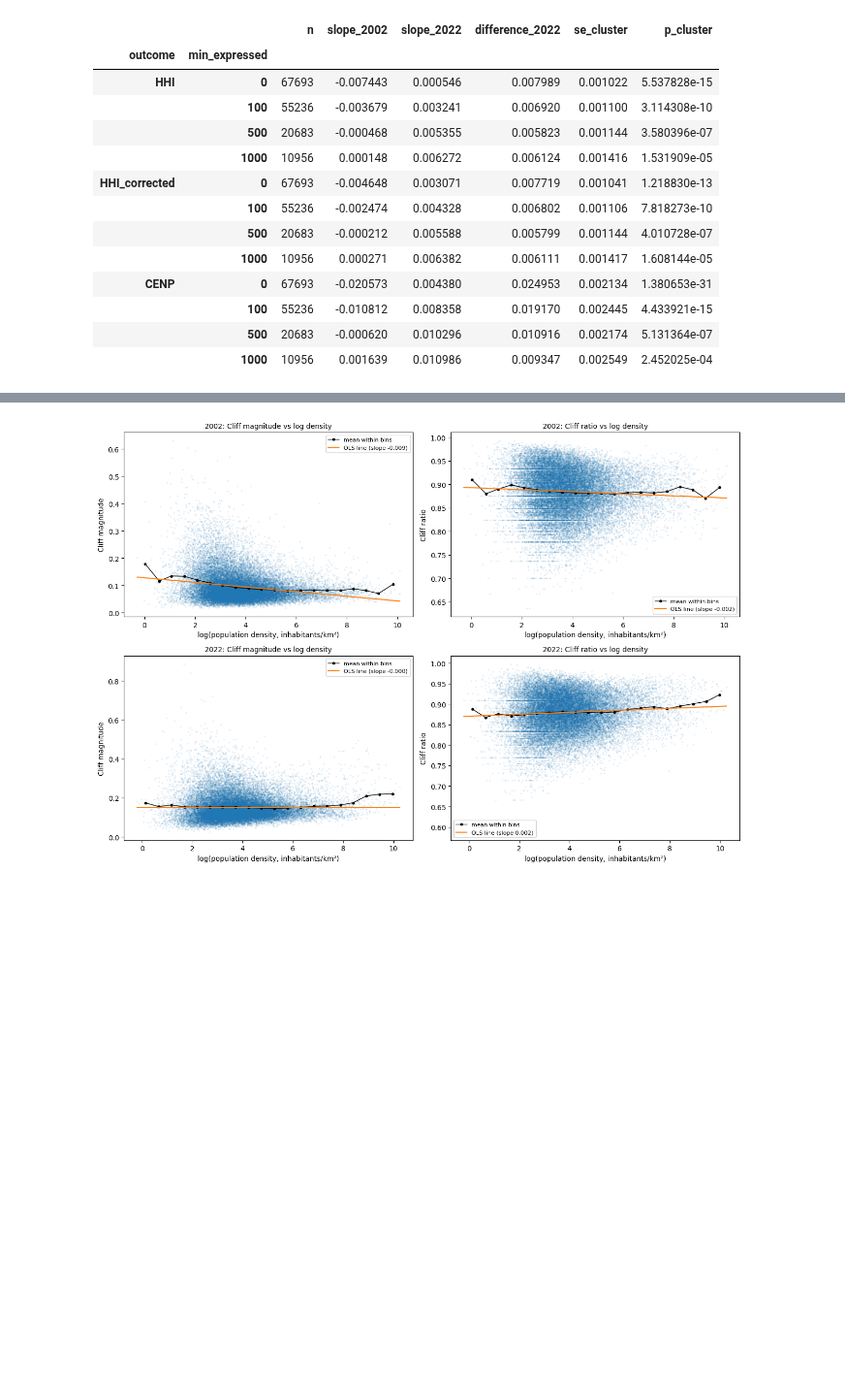
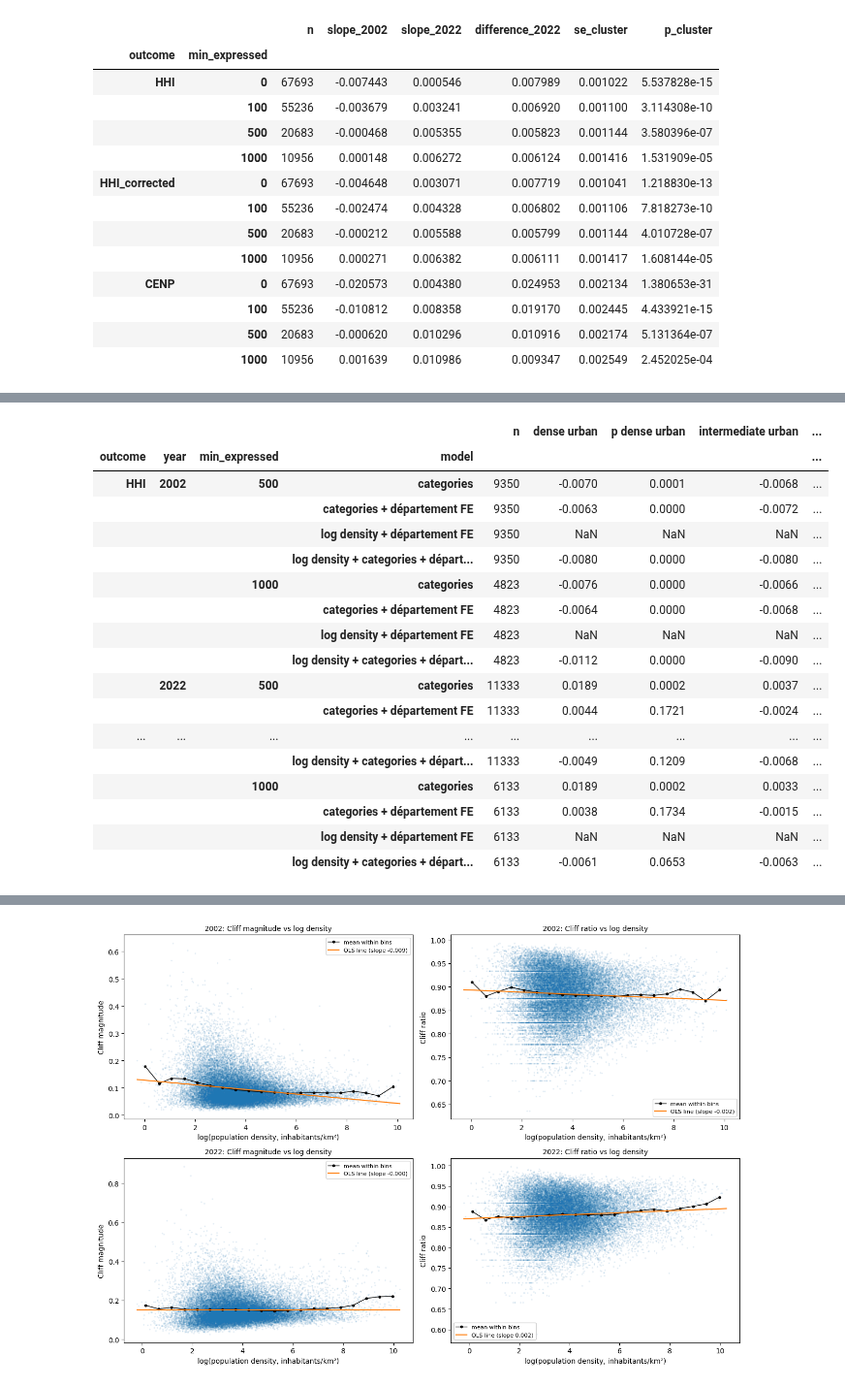
Before and after one commit to clarasalas/strategic-voting-geo-2RS, a Jupyter notebook: notebooks/analysis_communes.ipynb, the cells around one changed output, grey strips where cells are left out. Shown at 97% size. Drawn from its saved outputs; the diff is of its cells as text; code cells hidden in the pictures; blank space fills up the shorter version.

```diff
--- a/notebooks/analysis_communes.ipynb
+++ b/notebooks/analysis_communes.ipynb
@@ -305,0 +363,43 @@ log_density:C(year)[T.2022]     0.0080      0.001      7.814      0.000       0.
+# %%
+REF = "C(density_grid_aav, Treatment(reference='non-periurban rural'))"
+rows = []
+for y in ["HHI", "HHI_corrected"]:
+    for year in YEARS:
+        for t in [500, 1000]:
+            d = main[(main["year"] == year) & (main["expressed"] >= t)].dropna(subset=[y])
+            d = d.assign(density_grid_aav=d["density_grid_aav"].astype(str))
+            specs = {"categories": f"{y} ~ {REF}",
+                     "categories + département FE": f"{y} ~ {REF} + C(department_code)",
+                     "log density + département FE": f"{y} ~ log_density + C(department_code)",
+                     "log density + categories + département FE": f"{y} ~ log_density + {REF} + C(department_code)"}
+            for spec, formula in specs.items():
+                fit = smf.ols(formula, data=d).fit(cov_type="cluster", cov_kwds={"groups": d["department_code"]})
+                row = {"outcome": y, "year": year, "min_expressed": t, "model": spec, "n": int(fit.nobs)}
+                for level in GRID[:-1]:
+                    term = f"{REF}[T.{level}]"
+                    if term in fit.params:
+                        row.update({level: fit.params[term], f"p {level}": fit.pvalues[term]})
+                if "log_density" in fit.params:
+                    row.update({"log_density": fit.params["log_density"], "p log_density": fit.pvalues["log_density"]})
+                rows.append(row)
+grid_models = pd.DataFrame(rows).set_index(["outcome", "year", "min_expressed", "model"])
+grid_models.round(4)
+# %% [output]
+|  |  |  |  | n | dense urban | p dense urban | intermediate urban | ... |
+| outcome | year | min_expressed | model |  |  |  |  | ... |
+| HHI | 2002 | 500 | categories | 9350 | -0.0070 | 0.0001 | -0.0068 | ... |
+|  |  |  | categories + département FE | 9350 | -0.0063 | 0.0000 | -0.0072 | ... |
+|  |  |  | log density + département FE | 9350 | NaN | NaN | NaN | ... |
+|  |  |  | log density + categories + départ... | 9350 | -0.0080 | 0.0000 | -0.0080 | ... |
+|  |  | 1000 | categories | 4823 | -0.0076 | 0.0000 | -0.0066 | ... |
+|  |  |  | categories + département FE | 4823 | -0.0064 | 0.0000 | -0.0068 | ... |
+|  |  |  | log density + département FE | 4823 | NaN | NaN | NaN | ... |
+|  |  |  | log density + categories + départ... | 4823 | -0.0112 | 0.0000 | -0.0090 | ... |
+|  | 2022 | 500 | categories | 11333 | 0.0189 | 0.0002 | 0.0037 | ... |
+|  |  |  | categories + département FE | 11333 | 0.0044 | 0.1721 | -0.0024 | ... |
+| ... | ... | ... | ... | ... | ... | ... | ... | ... |
+|  |  |  | log density + categories + départ... | 11333 | -0.0049 | 0.1209 | -0.0068 | ... |
+|  |  | 1000 | categories | 6133 | 0.0189 | 0.0002 | 0.0033 | ... |
+|  |  |  | categories + département FE | 6133 | 0.0038 | 0.1734 | -0.0015 | ... |
+|  |  |  | log density + département FE | 6133 | NaN | NaN | NaN | ... |
+|  |  |  | log density + categories + départ... | 6133 | -0.0061 | 0.0653 | -0.0063 | ... |
```
Also changed, not shown: parts of 7 cells of this notebook, 4 other files.
